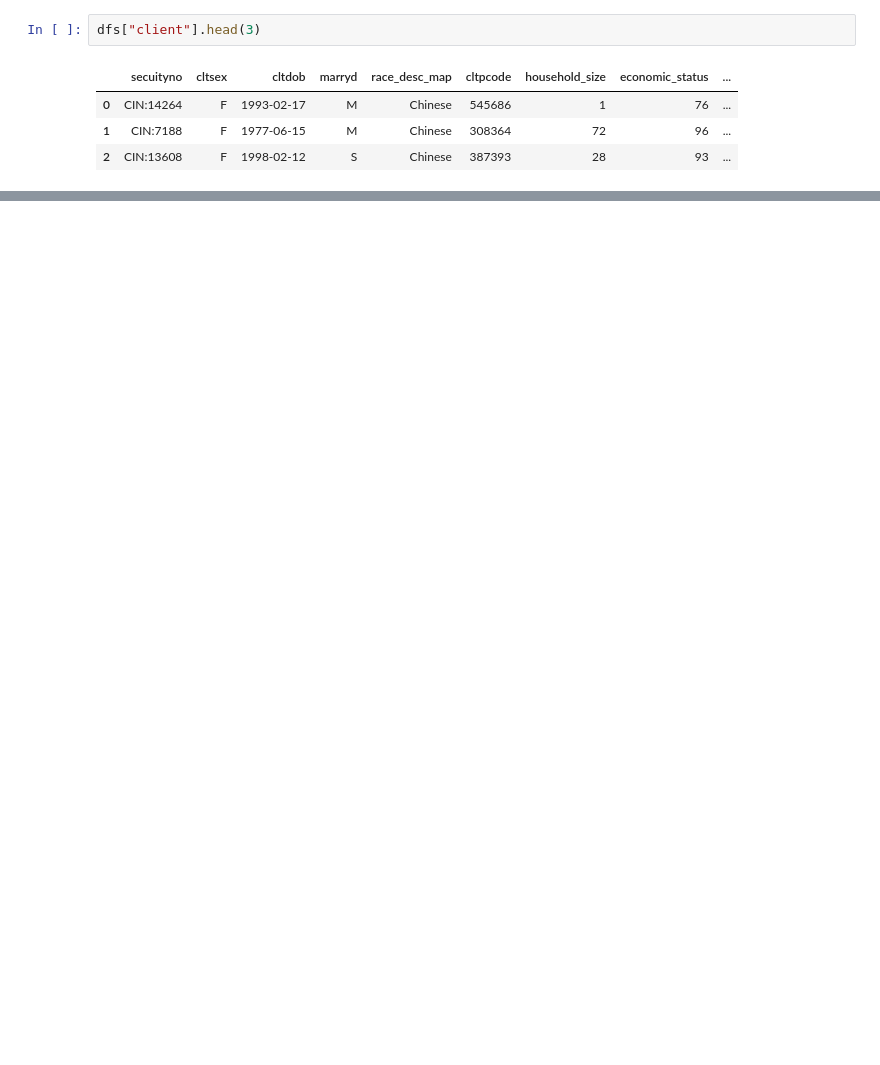
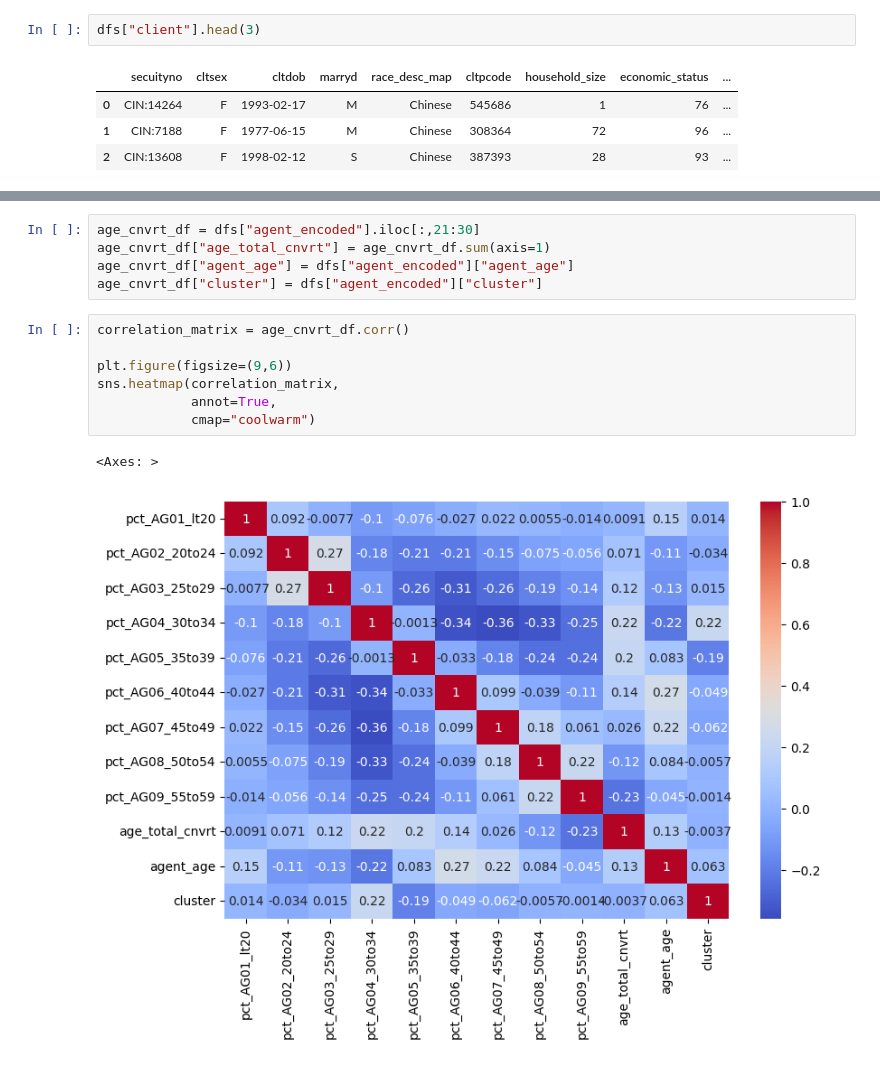
Before and after one commit to pragya77-beep/Datathon-2025, a Jupyter notebook: BigTree copy.ipynb, the cells around one changed output, grey strips where cells are left out. Cells and saved outputs as stored; diff of their text form; blank space fills up the shorter version.

```diff
--- a/BigTree copy.ipynb
+++ b/BigTree copy.ipynb
@@ -229,0 +344,15 @@ plt.show()
+# %%
+age_cnvrt_df = dfs["agent_encoded"].iloc[:,21:30]
+age_cnvrt_df["age_total_cnvrt"] = age_cnvrt_df.sum(axis=1)
+age_cnvrt_df["agent_age"] = dfs["agent_encoded"]["agent_age"]
+age_cnvrt_df["cluster"] = dfs["agent_encoded"]["cluster"]
+# %%
+correlation_matrix = age_cnvrt_df.corr()
+
+plt.figure(figsize=(9,6))
+sns.heatmap(correlation_matrix,
+            annot=True,
+            cmap="coolwarm")
+# %% [output]
+<Axes: >
+[figure, added]
```
Also changed, not shown: parts of 41 cells of this notebook.
